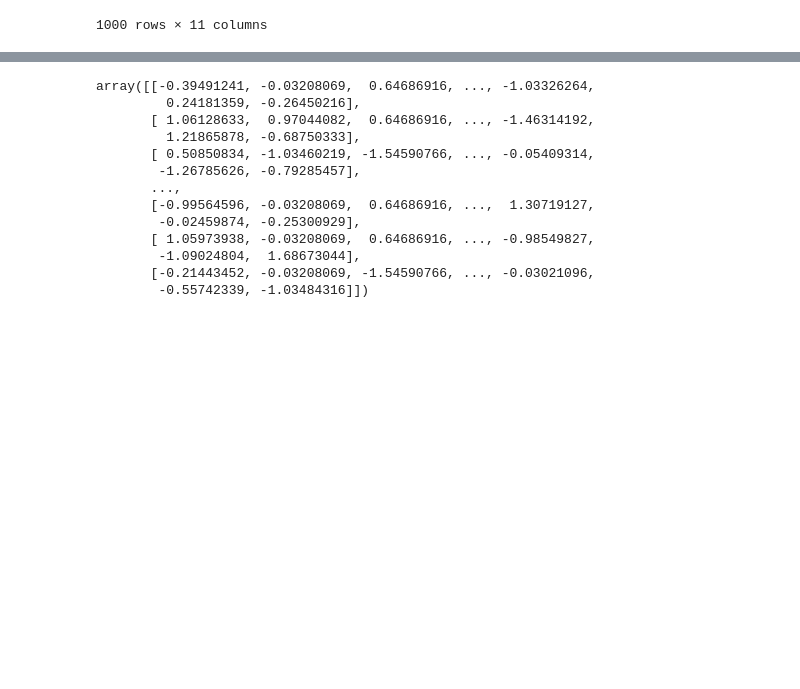
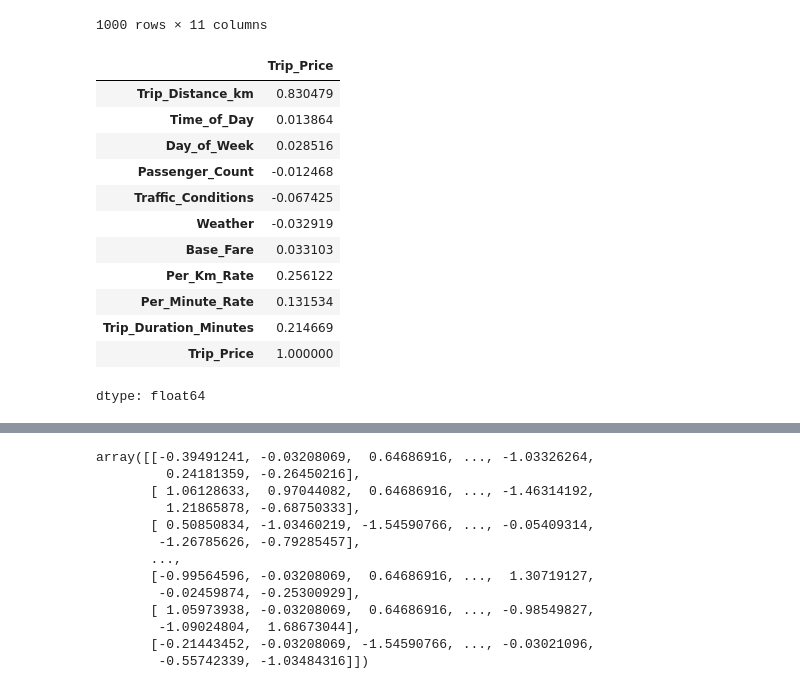
Before and after one commit to TheJashShah/Machine-Learning, a Jupyter notebook: Projects/Taxi-Price-Predictor/taxi_price_predictor.ipynb, the cells around one changed output, grey strips where cells are left out. Drawn from its saved outputs; the diff is of its cells as text; code cells hidden in the pictures; blank space fills up the shorter version.

```diff
--- a/Projects/Taxi-Price-Predictor/taxi_price_predictor.ipynb
+++ b/Projects/Taxi-Price-Predictor/taxi_price_predictor.ipynb
@@ -238,3 +238,19 @@ data
 | 998 | 47.56 | 2 | 1 | 1.0 | 2 | 2 | 2.67 | ... |
 | 999 | 22.85 | 2 | 0 | 3.0 | 1 | 2 | 4.34 | ... |
 1000 rows × 11 columns
+# %%
+data.corr()['Trip_Price']
+# %% [output]
+|  | Trip_Price |
+| Trip_Distance_km | 0.830479 |
+| Time_of_Day | 0.013864 |
+| Day_of_Week | 0.028516 |
+| Passenger_Count | -0.012468 |
+| Traffic_Conditions | -0.067425 |
+| Weather | -0.032919 |
+| Base_Fare | 0.033103 |
+| Per_Km_Rate | 0.256122 |
+| Per_Minute_Rate | 0.131534 |
+| Trip_Duration_Minutes | 0.214669 |
+| Trip_Price | 1.000000 |
+dtype: float64
```
Also changed, not shown: parts of 1 cell of this notebook.
